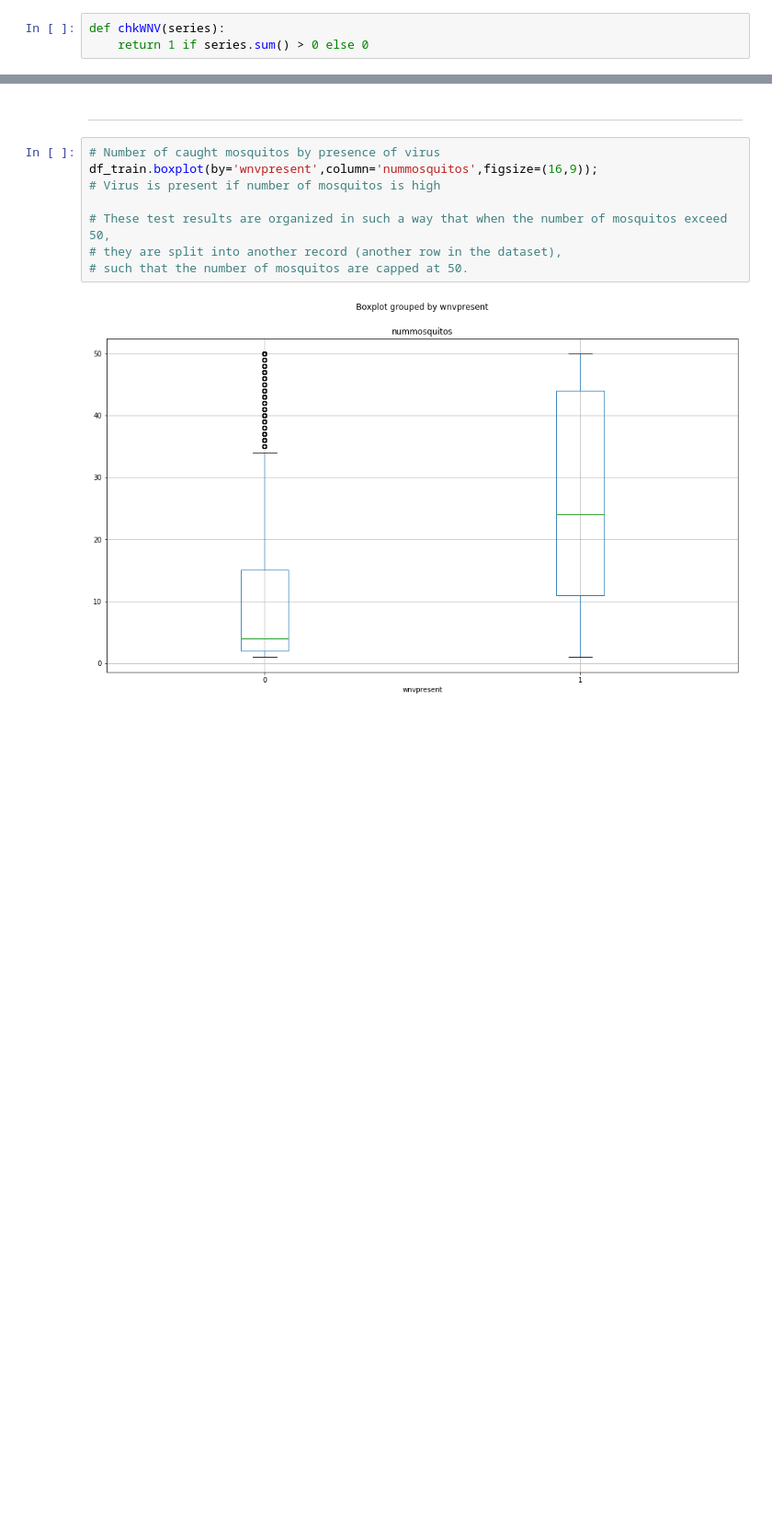
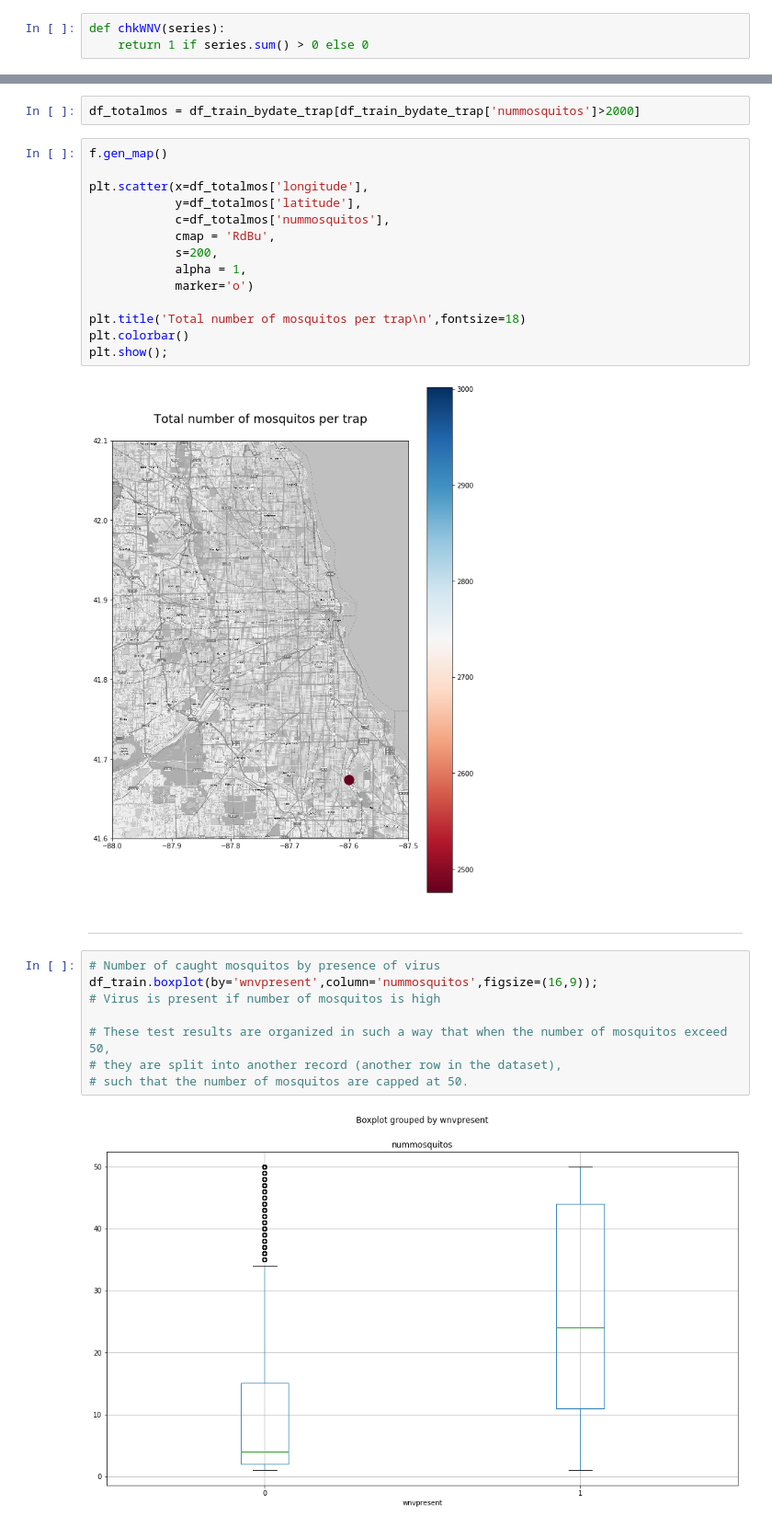
Before and after one commit to DSI-14-P4-BARJ/Project_4_West_Nile_Virus_Prediction, a Jupyter notebook: code/Project_4_West_Nile_Virus_Prediction.ipynb, the cells around one changed output, grey strips where cells are left out. Shown at 92% size. Saved outputs shown, nothing was run; the diff lists cells and outputs as text; blank space fills up the shorter version.

```diff
--- a/code/Project_4_West_Nile_Virus_Prediction.ipynb
+++ b/code/Project_4_West_Nile_Virus_Prediction.ipynb
@@ -738,3 +894,21 @@ len(df_train_bydate_trap['trap'].unique())
+# %%
+df_totalmos = df_train_bydate_trap[df_train_bydate_trap['nummosquitos']>2000]
+# %%
+f.gen_map()
+
+plt.scatter(x=df_totalmos['longitude'],
+            y=df_totalmos['latitude'],
+            c=df_totalmos['nummosquitos'],
+            cmap = 'RdBu',
+            s=200,
+            alpha = 1,
+            marker='o')
+
+plt.title('Total number of mosquitos per trap\n',fontsize=18)
+plt.colorbar()
+plt.show();
+# %% [output]
+[figure, added]
 # %% [markdown]
 ---
 # %%
```
Also changed, not shown: parts of 94 cells of this notebook, 2 other files.
